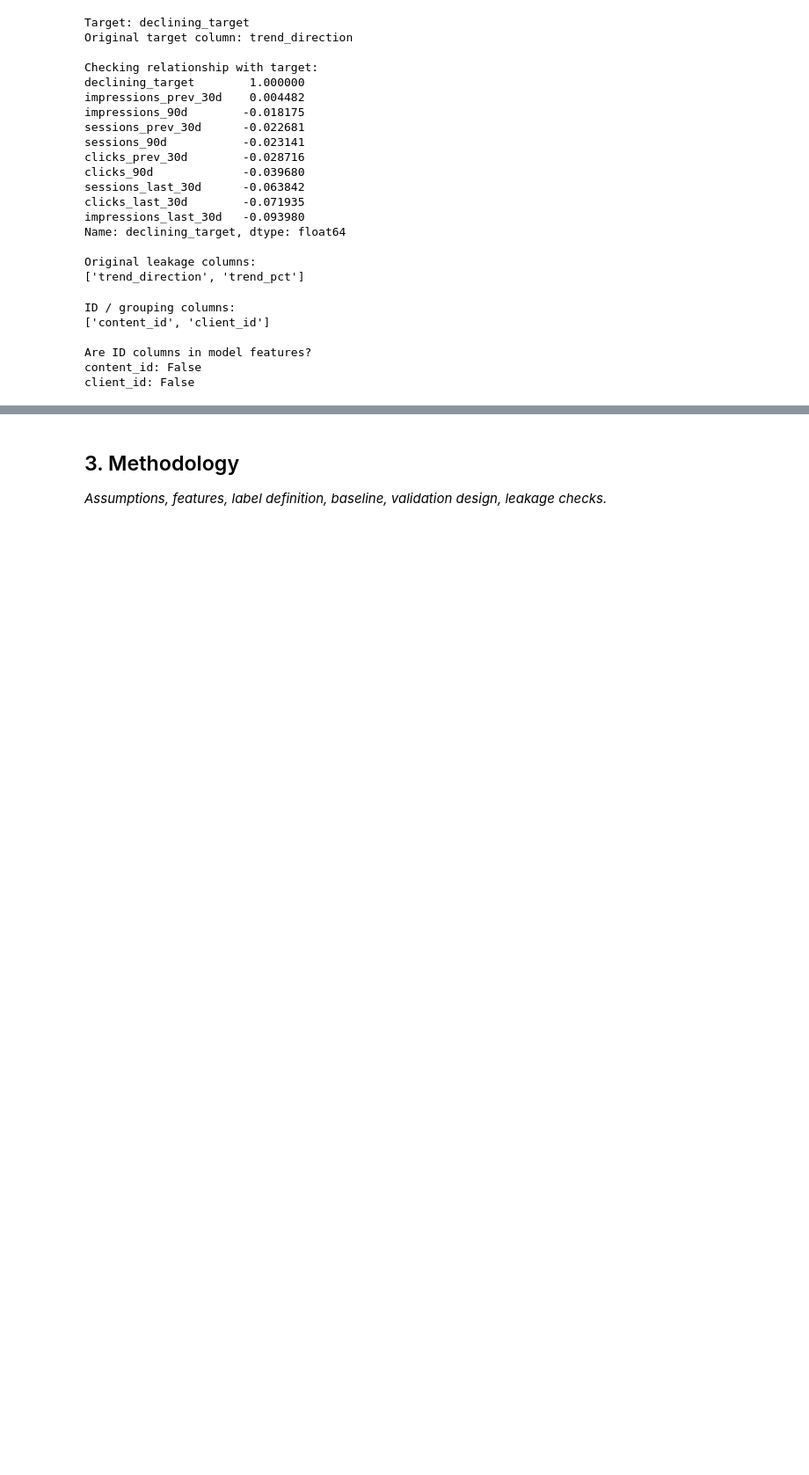
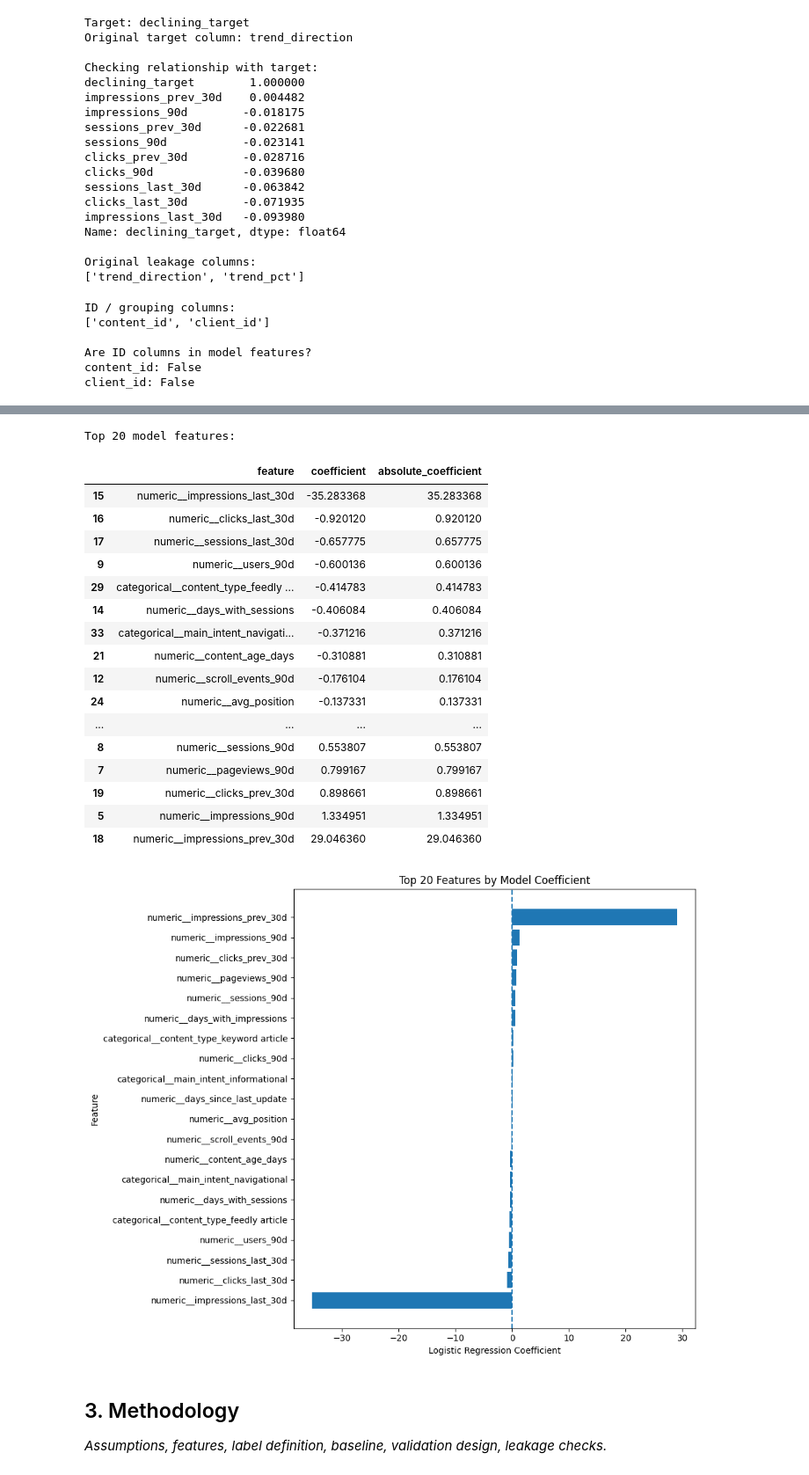
Before and after one commit to Laspric/flyrank-internship-ml, a Jupyter notebook: work/notebooks/capstone.ipynb, the cells around one changed output, grey strips where cells are left out. Shown at 88% size. Saved outputs shown, nothing was run; the diff lists cells and outputs as text; code cells hidden in the pictures; blank space fills up the shorter version.

```diff
--- a/work/notebooks/capstone.ipynb
+++ b/work/notebooks/capstone.ipynb
@@ -872,3 +1290,72 @@ client_id: False
+# %%
+# Step 38 — Top feature coefficients
+
+import pandas as pd
+import matplotlib.pyplot as plt
+
+# Get feature names after preprocessing
+feature_names = model.named_steps["preprocessor"].get_feature_names_out()
+
+# Get logistic regression coefficients
+coefficients = model.named_steps["classifier"].coef_[0]
+
+# Create feature importance table
+feature_importance = pd.DataFrame({
+    "feature": feature_names,
+    "coefficient": coefficients
+})
+
+feature_importance["absolute_coefficient"] = (
+    feature_importance["coefficient"].abs()
+)
+
+# Select top 20
+top_features = (
+    feature_importance
+    .sort_values("absolute_coefficient", ascending=False)
+    .head(20)
+    .sort_values("coefficient")
+)
+
+print("Top 20 model features:")
+display(top_features)
+
+# Plot
+plt.figure(figsize=(10, 8))
+
+plt.barh(
+    top_features["feature"],
+    top_features["coefficient"]
+)
+
+plt.axvline(0, linestyle="--")
+
+plt.xlabel("Logistic Regression Coefficient")
+plt.ylabel("Feature")
+plt.title("Top 20 Features by Model Coefficient")
+
+plt.tight_layout()
+plt.show()
+# %% [output]
+Top 20 model features:
+|  | feature | coefficient | absolute_coefficient |
+| 15 | numeric__impressions_last_30d | -35.283368 | 35.283368 |
+| 16 | numeric__clicks_last_30d | -0.920120 | 0.920120 |
+| 17 | numeric__sessions_last_30d | -0.657775 | 0.657775 |
+| 9 | numeric__users_90d | -0.600136 | 0.600136 |
+| 29 | categorical__content_type_feedly ... | -0.414783 | 0.414783 |
+| 14 | numeric__days_with_sessions | -0.406084 | 0.406084 |
+| 33 | categorical__main_intent_navigati... | -0.371216 | 0.371216 |
+| 21 | numeric__content_age_days | -0.310881 | 0.310881 |
+| 12 | numeric__scroll_events_90d | -0.176104 | 0.176104 |
+| 24 | numeric__avg_position | -0.137331 | 0.137331 |
+| ... | ... | ... | ... |
+| 8 | numeric__sessions_90d | 0.553807 | 0.553807 |
+| 7 | numeric__pageviews_90d | 0.799167 | 0.799167 |
+| 19 | numeric__clicks_prev_30d | 0.898661 | 0.898661 |
+| 5 | numeric__impressions_90d | 1.334951 | 1.334951 |
+| 18 | numeric__impressions_prev_30d | 29.046360 | 29.046360 |
+[figure, added]
 # %% [markdown]
 ## 3. Methodology
 
```
Also changed, not shown: parts of 10 cells of this notebook.
